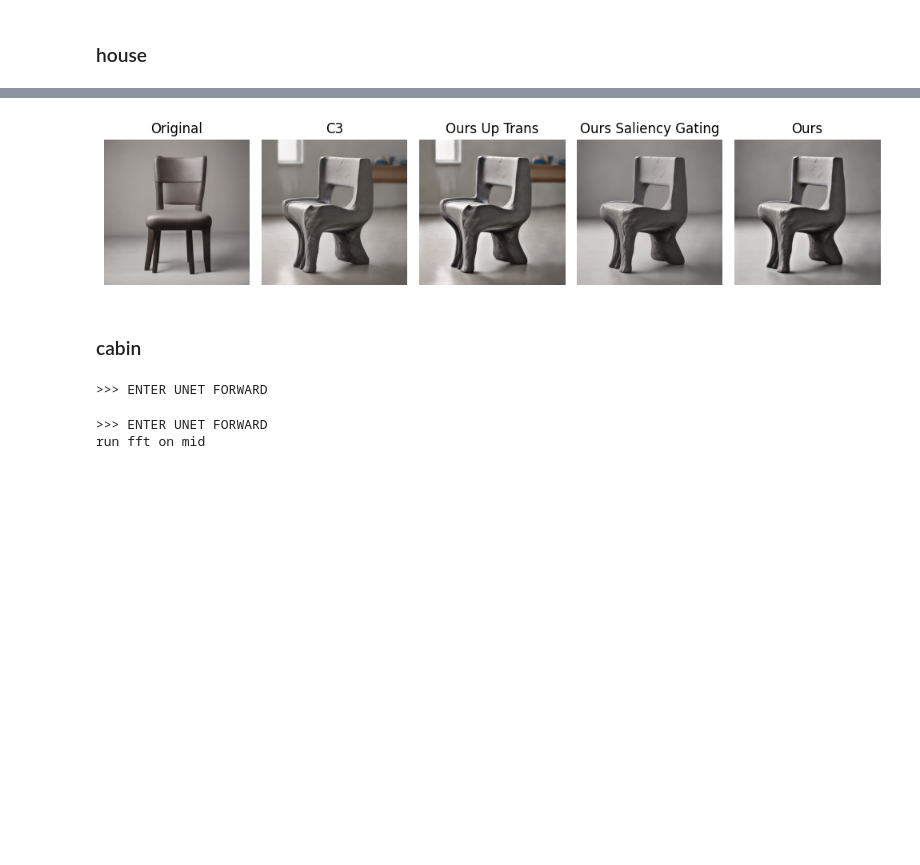
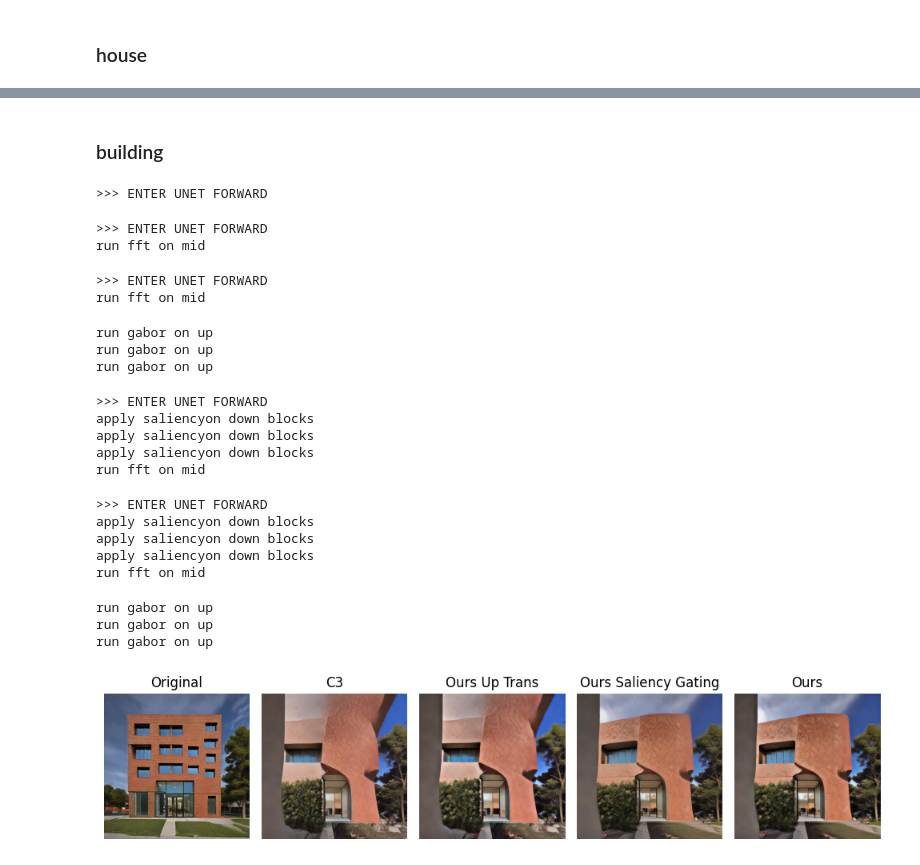
Before and after one commit to YannisZang/Dual-Stage-Feature-Transformation-for-Creative-Diffusion, a Jupyter notebook: image_generation_examples.ipynb, the cells around one changed output, grey strips where cells are left out. Cells and saved outputs as stored; diff of their text form; code cells hidden in the pictures; blank space fills up the shorter version.

```diff
--- a/image_generation_examples.ipynb
+++ b/image_generation_examples.ipynb
@@ -77,47 +106,65 @@ run gabor on up
+# %% [markdown]
+### building
 # %%
+seed = 2
+prompt = 'a creative building'
+orig = model.orig(prompt=prompt, seed=seed)
+c3 = model.c3(prompt=prompt, seed=seed, replace_mask=amplification_factor, cutoff=[10.0,5.0,5.0,5.0,1.0,1.0,1.0])
+up_trans = model.dual_stage(prompt=prompt, seed=seed, replace_mask=amplification_factor, cutoff=[10.0,5.0,5.0,5.0,1.0,1.0,1.0], filter_factor=0.8, saliency_fft=False)
+down_saliency = model.dual_stage(prompt=prompt, seed=seed, replace_mask=amplification_factor, cutoff=[10.0,5.0,5.0,5.0,1.0,1.0,1.0], apply_filter=False, filter_factor=0.8, saliency_fft=True)
+dual = model.dual_stage(prompt=prompt, seed=seed, replace_mask=amplification_factor,cutoff=[10.0,5.0,5.0,5.0,1.0,1.0,1.0], filter_factor=0.8)
+
 gs = gridspec.GridSpec(1, 5, width_ratios=[1, 1, 1, 1, 1])
 fig = plt.figure(figsize=(10, 5))
 ax1 = plt.subplot(gs[0])
 ax2 = plt.subplot(gs[1])
 ax3 = plt.subplot(gs[2])
 ax4 = plt.subplot(gs[3])
 ax5 = plt.subplot(gs[4])
 ax1.imshow(orig)
 ax1.axis('off')
 ax1.set_title('Original')
 
 ax2.imshow(c3)
 ax2.axis('off')
 ax2.set_title('C3')
 
 ax3.imshow(up_trans)
 ax3.axis('off')
 ax3.set_title('Ours Up Trans')
 
 ax4.imshow(down_saliency)
 ax4.axis('off')
 ax4.set_title('Ours Saliency Gating')
 
 ax5.imshow(dual)
 ax5.axis('off')
 ax5.set_title('Ours')
 plt.tight_layout()
 
-fig.savefig('chair_result.svg', format='svg', bbox_inches='tight')
-
+fig.savefig('building_result.svg', format='svg', bbox_inches='tight')
 plt.show()
 # %% [output]
+>>> ENTER UNET FORWARD
+>>> ENTER UNET FORWARD
+run fft on mid
+>>> ENTER UNET FORWARD
+run fft on mid
+run gabor on up
+run gabor on up
+run gabor on up
+>>> ENTER UNET FORWARD
+apply saliencyon down blocks
+apply saliencyon down blocks
+apply saliencyon down blocks
+run fft on mid
+>>> ENTER UNET FORWARD
+apply saliencyon down blocks
+apply saliencyon down blocks
+apply saliencyon down blocks
+run fft on mid
+run gabor on up
+run gabor on up
+run gabor on up
-[figure, old version]
+[figure, new version]
-# %% [markdown]
-### cabin
-# %%
-prompt = 'a creative log cabin'
-orig = model.orig(prompt=prompt, seed=seed)
-# %% [output]
->>> ENTER UNET FORWARD
-# %%
-c3 = model.c3(prompt=prompt, seed=seed, replace_mask=amplification_factor, cutoff=[10.0,5.0,5.0,5.0,1.0,1.0,1.0])
-# %% [output]
->>> ENTER UNET FORWARD
-run fft on mid
 # %%
```
Also changed, not shown: parts of 7 cells of this notebook, 50 other files.
